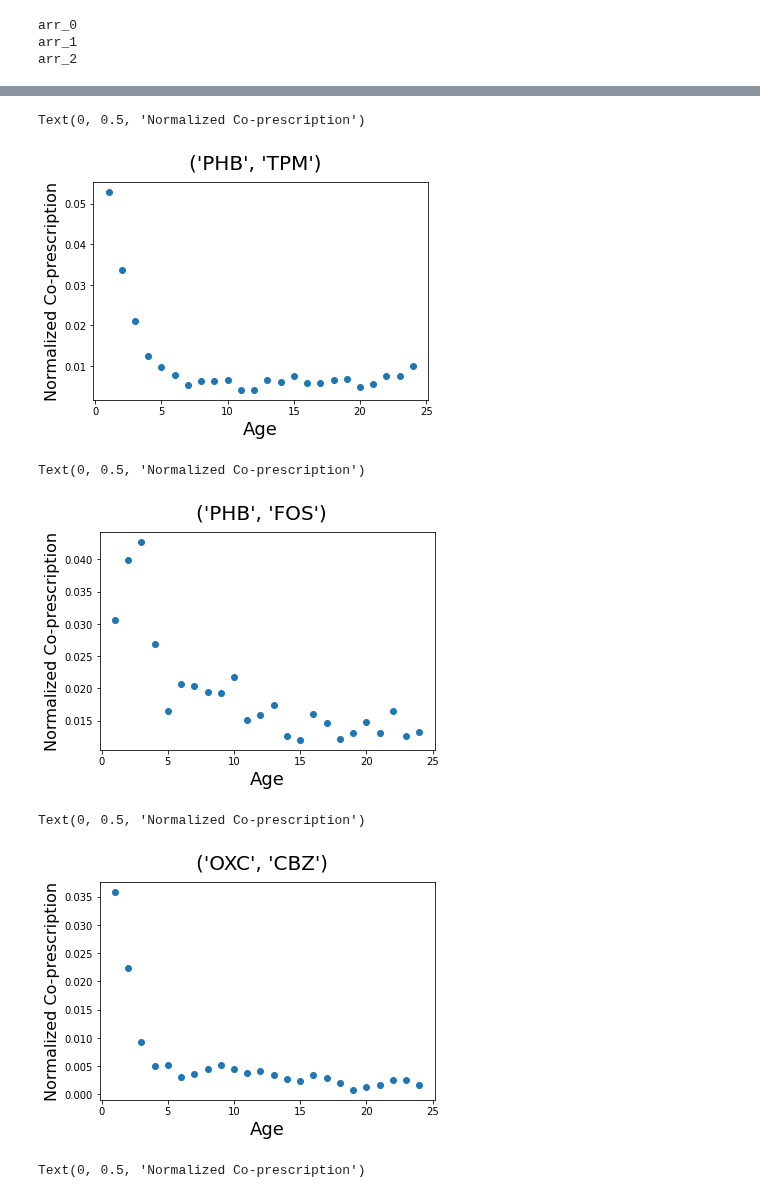
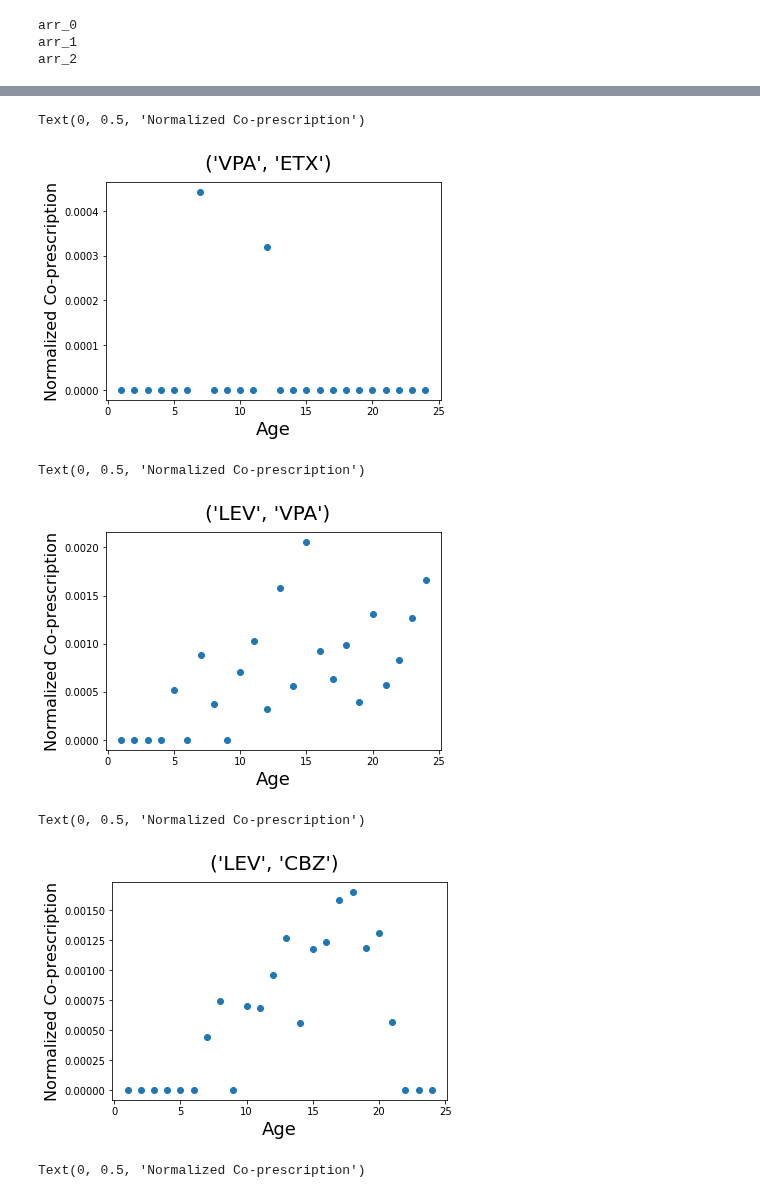
Before and after one commit to spatank/CIS-545, a Jupyter notebook: project_SPP.ipynb, the cells around one changed output, grey strips where cells are left out. Drawn from its saved outputs; the diff is of its cells as text; code cells hidden in the pictures.

```diff
--- a/project_SPP.ipynb
+++ b/project_SPP.ipynb
@@ -90,5 +90,5 @@ high_variance_edges
 # %%
-edge = 2
+edge = 22
 fig = plt.figure()
 plt.scatter(list(range(1, len(edges_across_time[edge]) + 1)), edges_across_time[edge])
 fig.suptitle(str(high_variance_edges[edge][1]), fontsize = 20)
@@ -96,9 +96,9 @@ plt.xlabel('Age', fontsize = 18)
 plt.ylabel('Normalized Co-prescription', fontsize = 16)
 # %% [output]
 Text(0, 0.5, 'Normalized Co-prescription')
-[figure, old version]
+[figure, new version]
 # %%
-edge = 12
+edge = 5
 fig = plt.figure()
 plt.scatter(list(range(1, len(edges_across_time[edge]) + 1)), edges_across_time[edge])
 fig.suptitle(str(high_variance_edges[edge][1]), fontsize = 20)
@@ -106,17 +106,17 @@ plt.xlabel('Age', fontsize = 18)
 plt.ylabel('Normalized Co-prescription', fontsize = 16)
 # %% [output]
 Text(0, 0.5, 'Normalized Co-prescription')
-[figure, old version]
+[figure, new version]
 # %%
-edge = 63
+edge = 50
 fig = plt.figure()
 plt.scatter(list(range(1, len(edges_across_time[edge]) + 1)), edges_across_time[edge])
 fig.suptitle(str(high_variance_edges[edge][1]), fontsize = 20)
 plt.xlabel('Age', fontsize = 18)
 plt.ylabel('Normalized Co-prescription', fontsize = 16)
 # %% [output]
 Text(0, 0.5, 'Normalized Co-prescription')
-[figure, old version]
+[figure, new version]
 # %%
 edge = 1
 fig = plt.figure()
```
Also changed, not shown: parts of 3 cells of this notebook.
